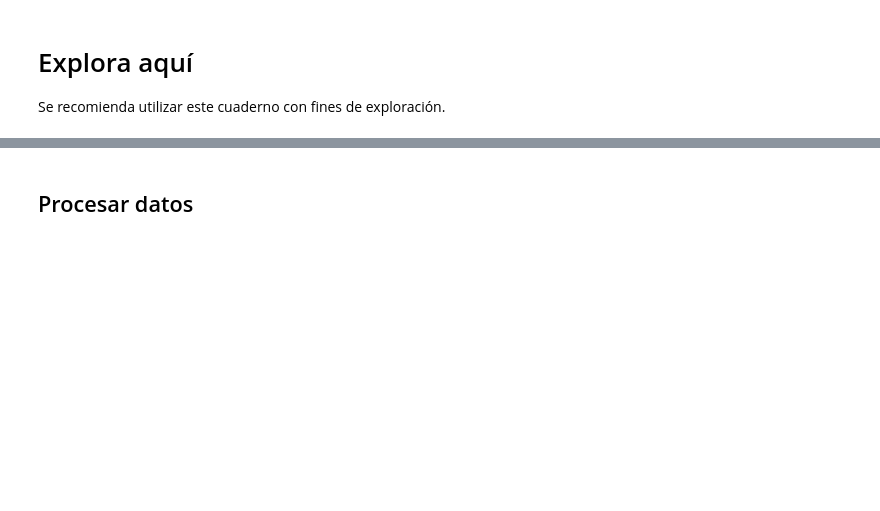
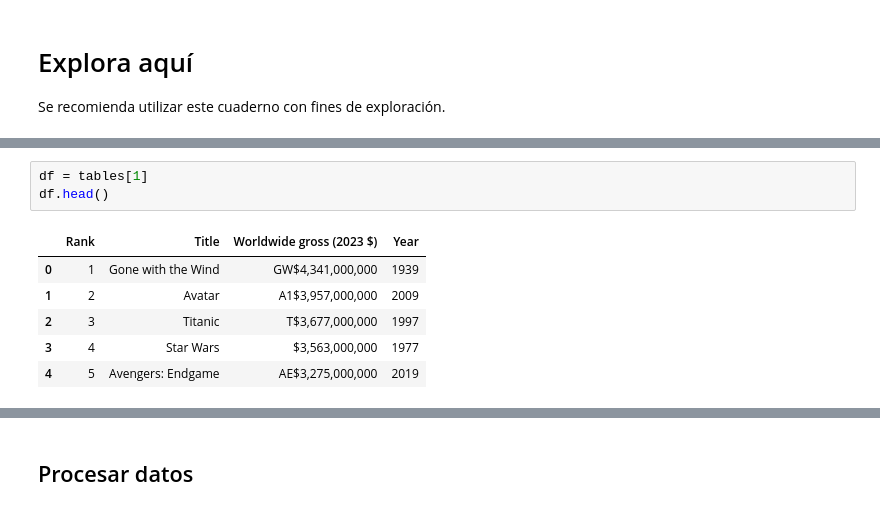
Before and after one commit to pcaliman2/11_web-scraping-project-tutorial, a Jupyter notebook: src/explore.es.ipynb, the cells around one changed output, grey strips where cells are left out. Drawn from its saved outputs; the diff is of its cells as text; blank space fills up the shorter version.

```diff
--- a/src/explore.es.ipynb
+++ b/src/explore.es.ipynb
@@ -38,0 +38,10 @@ df.head()  # Muestra las primeras 5 filas
+# %%
+df = tables[1]
+df.head()
+# %% [output]
+|  | Rank | Title | Worldwide gross (2023 $) | Year |
+| 0 | 1 | Gone with the Wind | GW$4,341,000,000 | 1939 |
+| 1 | 2 | Avatar | A1$3,957,000,000 | 2009 |
+| 2 | 3 | Titanic | T$3,677,000,000 | 1997 |
+| 3 | 4 | Star Wars | $3,563,000,000 | 1977 |
+| 4 | 5 | Avengers: Endgame | AE$3,275,000,000 | 2019 |
```
Also changed, not shown: parts of 18 cells of this notebook, 3 other files.
